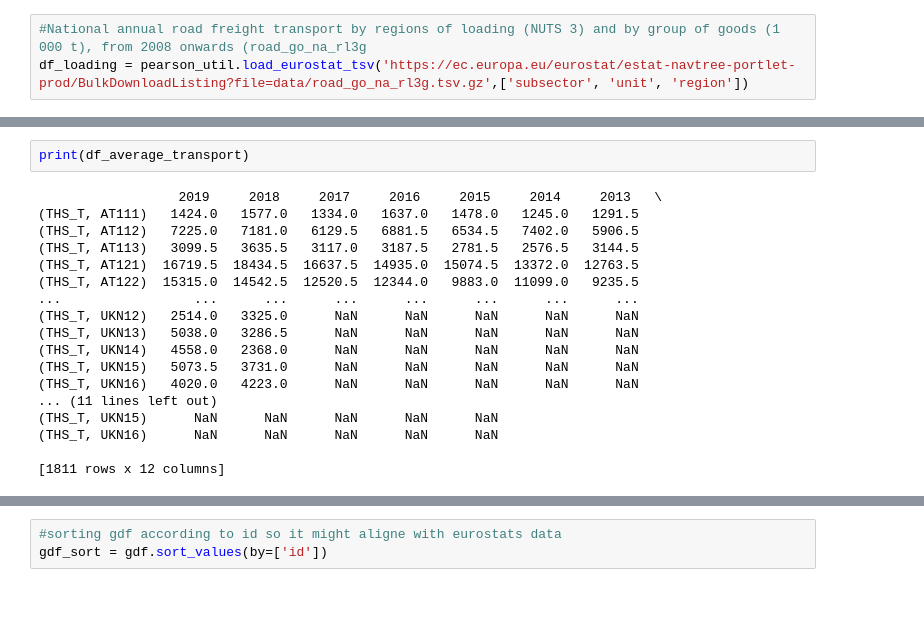
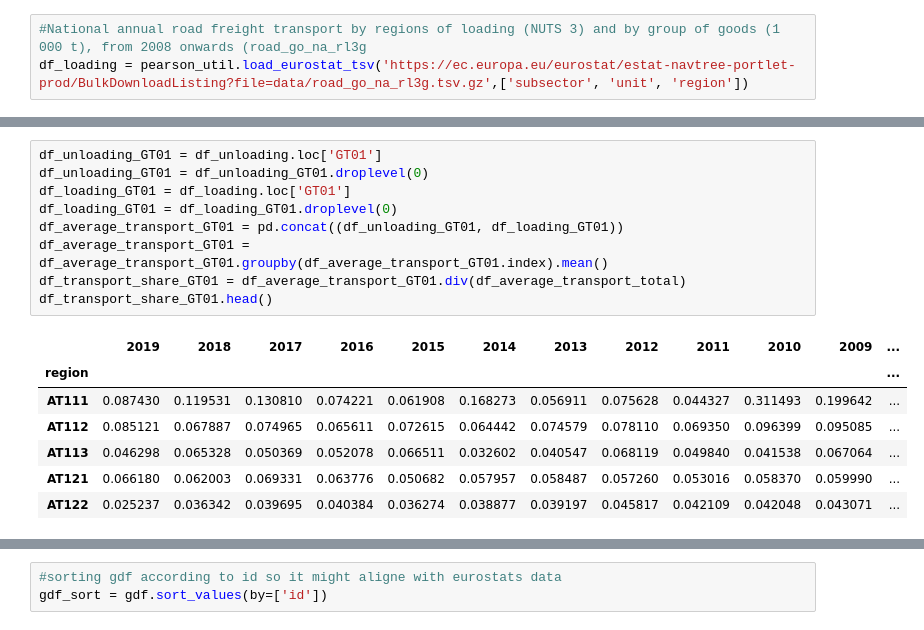
Before and after one commit to Frostie10/eurostat_test, a Jupyter notebook: test_eurostat.ipynb, the cells around one changed output, grey strips where cells are left out. Cells and saved outputs as stored; diff of their text form; blank space fills up the shorter version.

```diff
--- a/test_eurostat.ipynb
+++ b/test_eurostat.ipynb
@@ -104,20 +73,17 @@ df_average_transport.head()
-# %%
-print(df_average_transport)
-# %% [output]
-                  2019     2018     2017     2016     2015     2014     2013   \
-(THS_T, AT111)   1424.0   1577.0   1334.0   1637.0   1478.0   1245.0   1291.5
-(THS_T, AT112)   7225.0   7181.0   6129.5   6881.5   6534.5   7402.0   5906.5
-(THS_T, AT113)   3099.5   3635.5   3117.0   3187.5   2781.5   2576.5   3144.5
-(THS_T, AT121)  16719.5  18434.5  16637.5  14935.0  15074.5  13372.0  12763.5
-(THS_T, AT122)  15315.0  14542.5  12520.5  12344.0   9883.0  11099.0   9235.5
-...                 ...      ...      ...      ...      ...      ...      ...
-(THS_T, UKN12)   2514.0   3325.0      NaN      NaN      NaN      NaN      NaN
-(THS_T, UKN13)   5038.0   3286.5      NaN      NaN      NaN      NaN      NaN
-(THS_T, UKN14)   4558.0   2368.0      NaN      NaN      NaN      NaN      NaN
-(THS_T, UKN15)   5073.5   3731.0      NaN      NaN      NaN      NaN      NaN
-(THS_T, UKN16)   4020.0   4223.0      NaN      NaN      NaN      NaN      NaN
-... (11 lines left out)
-(THS_T, UKN15)      NaN      NaN      NaN      NaN      NaN
-(THS_T, UKN16)      NaN      NaN      NaN      NaN      NaN
-
-[1811 rows x 12 columns]
+# %%
+df_unloading_GT01 = df_unloading.loc['GT01']
+df_unloading_GT01 = df_unloading_GT01.droplevel(0)
+df_loading_GT01 = df_loading.loc['GT01']
+df_loading_GT01 = df_loading_GT01.droplevel(0)
+df_average_transport_GT01 = pd.concat((df_unloading_GT01, df_loading_GT01))
+df_average_transport_GT01 = df_average_transport_GT01.groupby(df_average_transport_GT01.index).mean()
+df_transport_share_GT01 = df_average_transport_GT01.div(df_average_transport_total)
+df_transport_share_GT01.head()
+# %% [output]
+|  | 2019 | 2018 | 2017 | 2016 | 2015 | 2014 | 2013 | 2012 | 2011 | 2010 | 2009 | ... |
+| region |  |  |  |  |  |  |  |  |  |  |  | ... |
+| AT111 | 0.087430 | 0.119531 | 0.130810 | 0.074221 | 0.061908 | 0.168273 | 0.056911 | 0.075628 | 0.044327 | 0.311493 | 0.199642 | ... |
+| AT112 | 0.085121 | 0.067887 | 0.074965 | 0.065611 | 0.072615 | 0.064442 | 0.074579 | 0.078110 | 0.069350 | 0.096399 | 0.095085 | ... |
+| AT113 | 0.046298 | 0.065328 | 0.050369 | 0.052078 | 0.066511 | 0.032602 | 0.040547 | 0.068119 | 0.049840 | 0.041538 | 0.067064 | ... |
+| AT121 | 0.066180 | 0.062003 | 0.069331 | 0.063776 | 0.050682 | 0.057957 | 0.058487 | 0.057260 | 0.053016 | 0.058370 | 0.059990 | ... |
+| AT122 | 0.025237 | 0.036342 | 0.039695 | 0.040384 | 0.036274 | 0.038877 | 0.039197 | 0.045817 | 0.042109 | 0.042048 | 0.043071 | ... |
```
Also changed, not shown: parts of 15 cells of this notebook.
